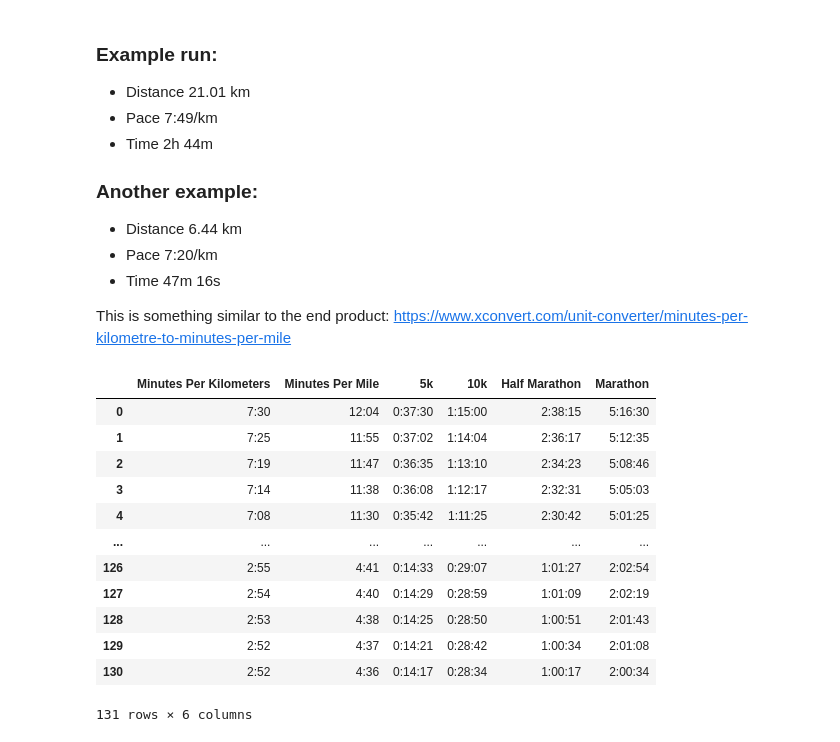
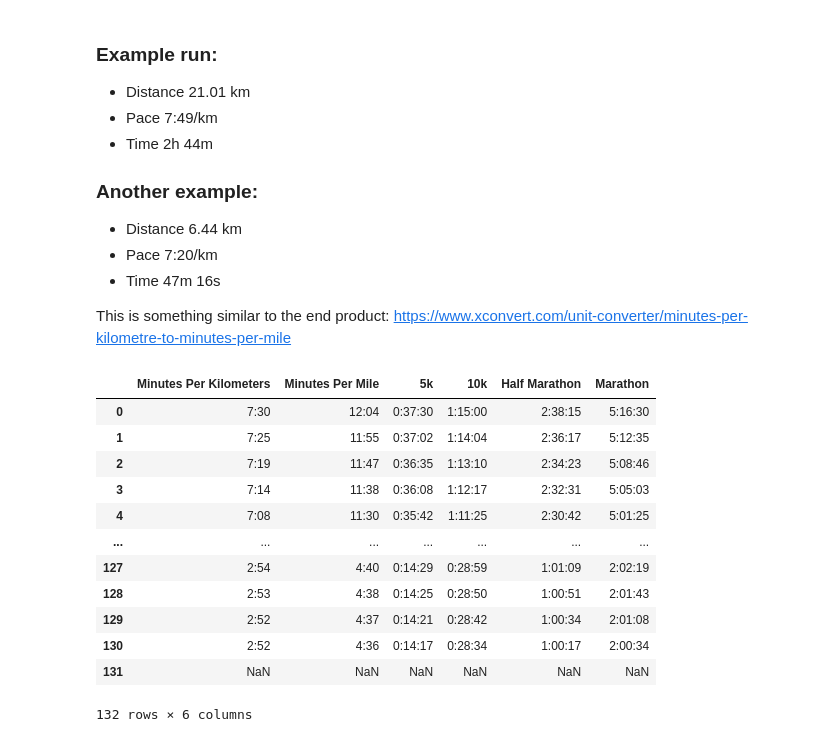
Before and after one commit to ManuelElizaldi/PaceCalculator, a Jupyter notebook: PaceCalculator.ipynb, the cells around one changed output. Cells and saved outputs as stored; diff of their text form; code cells hidden in the pictures.

Commit message:
Fixed table

```diff
--- a/PaceCalculator.ipynb
+++ b/PaceCalculator.ipynb
@@ -157,21 +157,3 @@ def paceConverter(measurement, pace):
         print('Your pace in kilometers is:',round(pace_conversion,3), 'minutes per kilometers')
 
     return pace_conversion
-# %%
-table_data = pd.read_csv(r'C:\Users\USER\Desktop\Learning\PaceConverter\Resources\CommonPaces.csv')
-table_data = pd.DataFrame(table_data)
-table_data
-# %% [output]
-|  | Minutes Per Kilometers | Minutes Per Mile | 5k | 10k | Half Marathon | Marathon |
-| 0 | 7:30 | 12:04 | 0:37:30 | 1:15:00 | 2:38:15 | 5:16:30 |
-| 1 | 7:25 | 11:55 | 0:37:02 | 1:14:04 | 2:36:17 | 5:12:35 |
-| 2 | 7:19 | 11:47 | 0:36:35 | 1:13:10 | 2:34:23 | 5:08:46 |
-| 3 | 7:14 | 11:38 | 0:36:08 | 1:12:17 | 2:32:31 | 5:05:03 |
-| 4 | 7:08 | 11:30 | 0:35:42 | 1:11:25 | 2:30:42 | 5:01:25 |
-| ... | ... | ... | ... | ... | ... | ... |
-| 126 | 2:55 | 4:41 | 0:14:33 | 0:29:07 | 1:01:27 | 2:02:54 |
-| 127 | 2:54 | 4:40 | 0:14:29 | 0:28:59 | 1:01:09 | 2:02:19 |
-| 128 | 2:53 | 4:38 | 0:14:25 | 0:28:50 | 1:00:51 | 2:01:43 |
-| 129 | 2:52 | 4:37 | 0:14:21 | 0:28:42 | 1:00:34 | 2:01:08 |
-| 130 | 2:52 | 4:36 | 0:14:17 | 0:28:34 | 1:00:17 | 2:00:34 |
-131 rows × 6 columns
@@ -177,0 +1082,16 @@ table_data
+# %%
+df
+# %% [output]
+|  | Minutes Per Kilometers | Minutes Per Mile | 5k | 10k | Half Marathon | Marathon |
+| 0 | 7:30 | 12:04 | 0:37:30 | 1:15:00 | 2:38:15 | 5:16:30 |
+| 1 | 7:25 | 11:55 | 0:37:02 | 1:14:04 | 2:36:17 | 5:12:35 |
+| 2 | 7:19 | 11:47 | 0:36:35 | 1:13:10 | 2:34:23 | 5:08:46 |
+| 3 | 7:14 | 11:38 | 0:36:08 | 1:12:17 | 2:32:31 | 5:05:03 |
+| 4 | 7:08 | 11:30 | 0:35:42 | 1:11:25 | 2:30:42 | 5:01:25 |
+| ... | ... | ... | ... | ... | ... | ... |
+| 127 | 2:54 | 4:40 | 0:14:29 | 0:28:59 | 1:01:09 | 2:02:19 |
+| 128 | 2:53 | 4:38 | 0:14:25 | 0:28:50 | 1:00:51 | 2:01:43 |
+| 129 | 2:52 | 4:37 | 0:14:21 | 0:28:42 | 1:00:34 | 2:01:08 |
+| 130 | 2:52 | 4:36 | 0:14:17 | 0:28:34 | 1:00:17 | 2:00:34 |
+| 131 | NaN | NaN | NaN | NaN | NaN | NaN |
+132 rows × 6 columns
```
Also changed, not shown: parts of 1 cell of this notebook, 3 other files.
